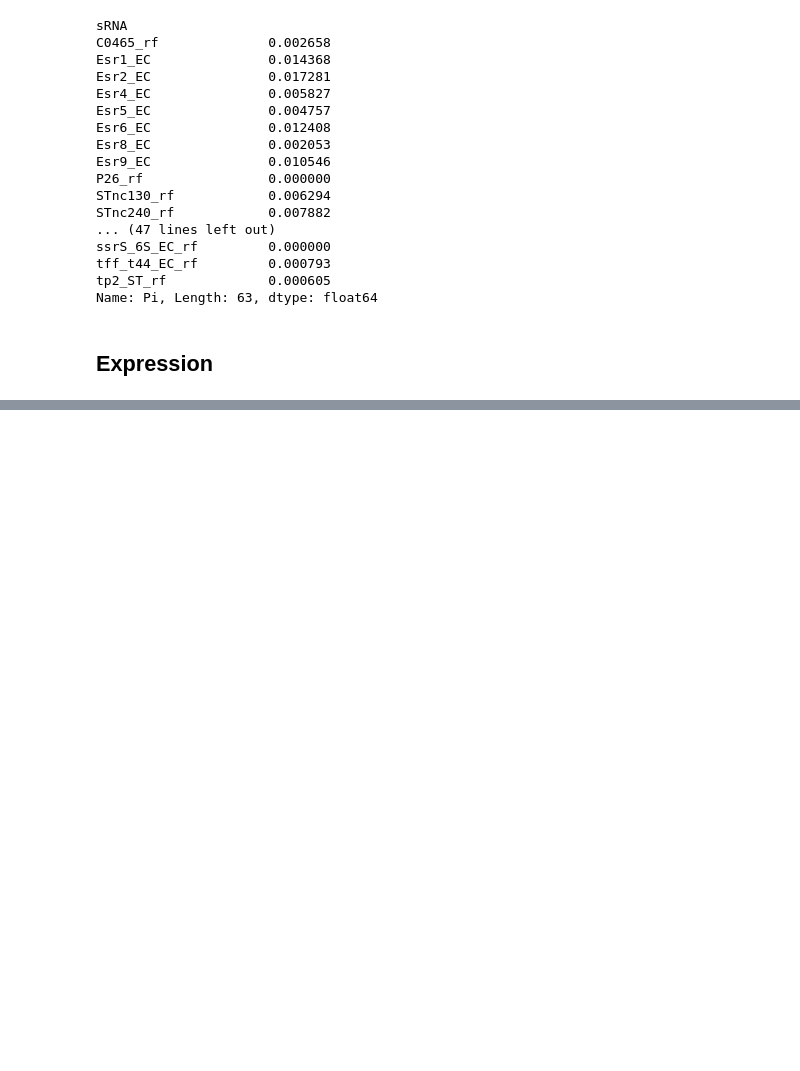
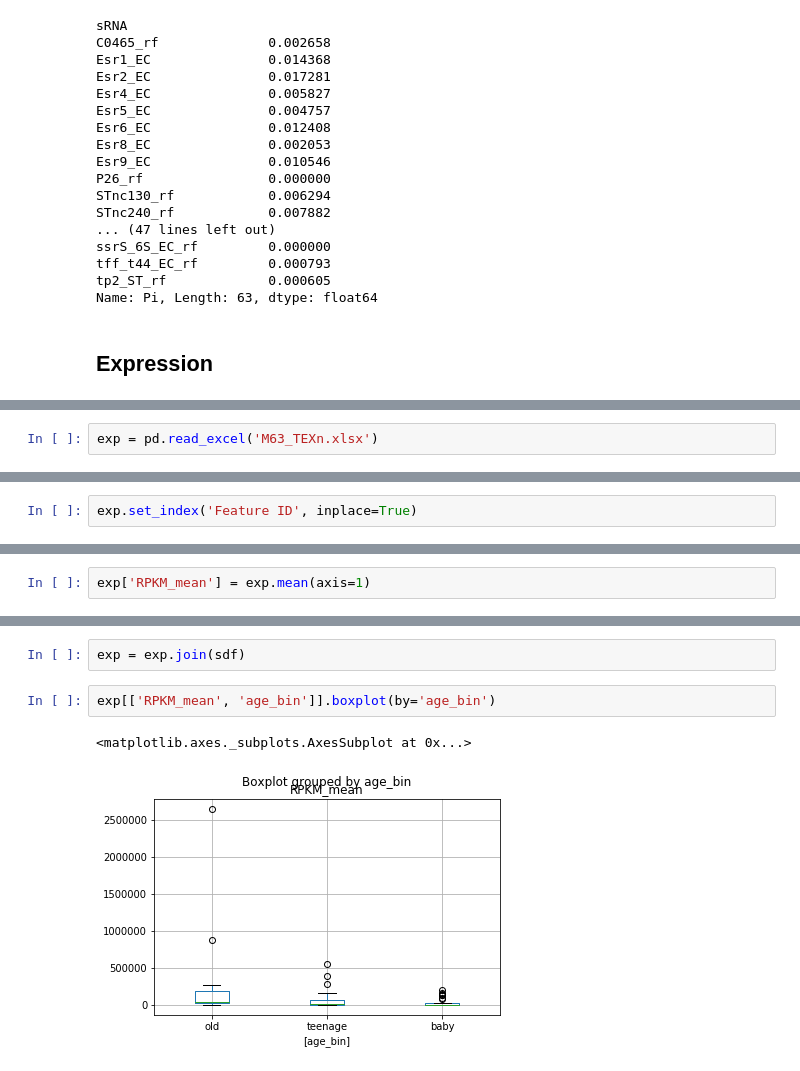
Before and after one commit to blauguste/ecoli-data, a Jupyter notebook: select_30_alignments/analyze_dnasp.ipynb, the cells around one changed output, grey strips where cells are left out. Drawn from its saved outputs; the diff is of its cells as text; blank space fills up the shorter version.

```diff
--- a/select_30_alignments/analyze_dnasp.ipynb
+++ b/select_30_alignments/analyze_dnasp.ipynb
@@ -146,0 +151,2 @@ Name: Pi, Length: 63, dtype: float64
+# %%
+exp = pd.read_excel('M63_TEXn.xlsx')
@@ -146,0 +195,2 @@ Name: Pi, Length: 63, dtype: float64
+# %%
+exp.set_index('Feature ID', inplace=True)
@@ -146,0 +219,2 @@ Name: Pi, Length: 63, dtype: float64
+# %%
+exp['RPKM_mean'] = exp.mean(axis=1)
@@ -146,0 +249,7 @@ Name: Pi, Length: 63, dtype: float64
+# %%
+exp = exp.join(sdf)
+# %%
+exp[['RPKM_mean', 'age_bin']].boxplot(by='age_bin')
+# %% [output]
+<matplotlib.axes._subplots.AxesSubplot at 0x...>
+[figure, added]
```
Also changed, not shown: parts of 6 cells of this notebook.
